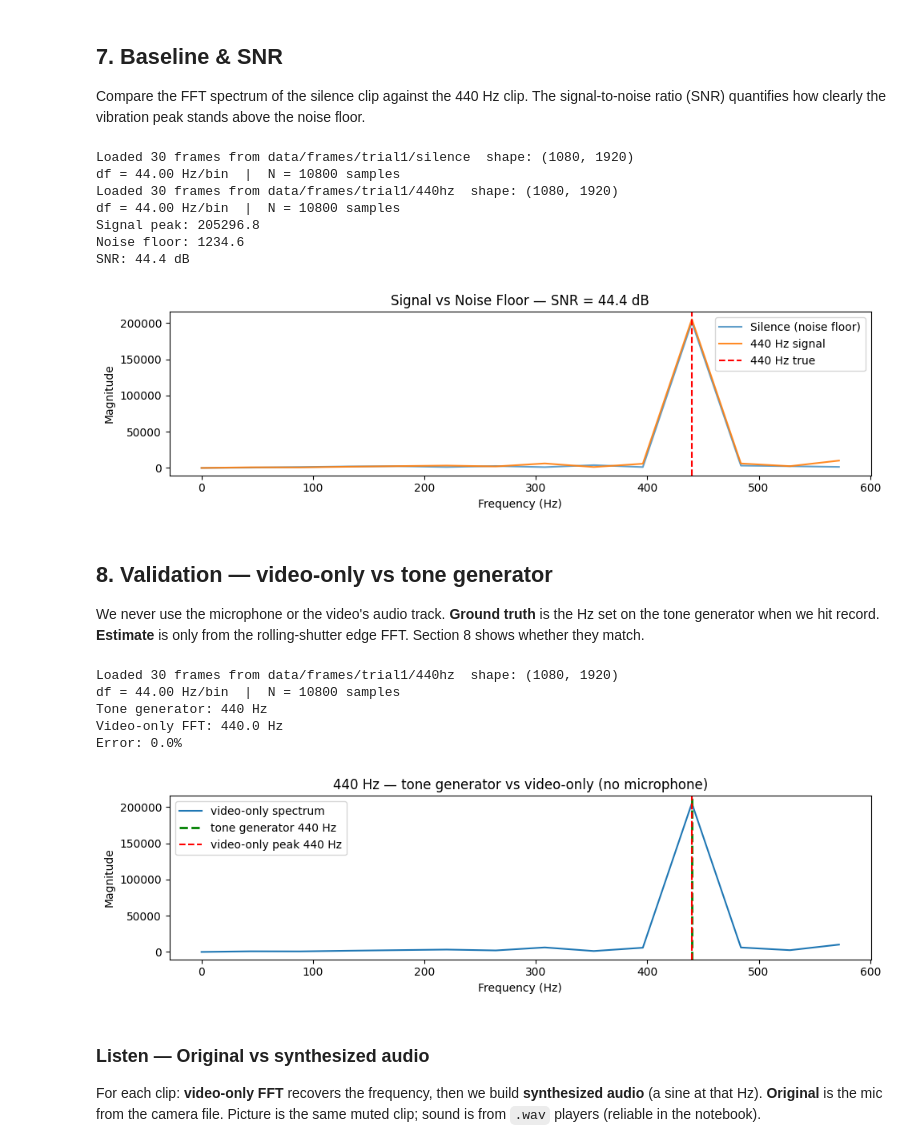
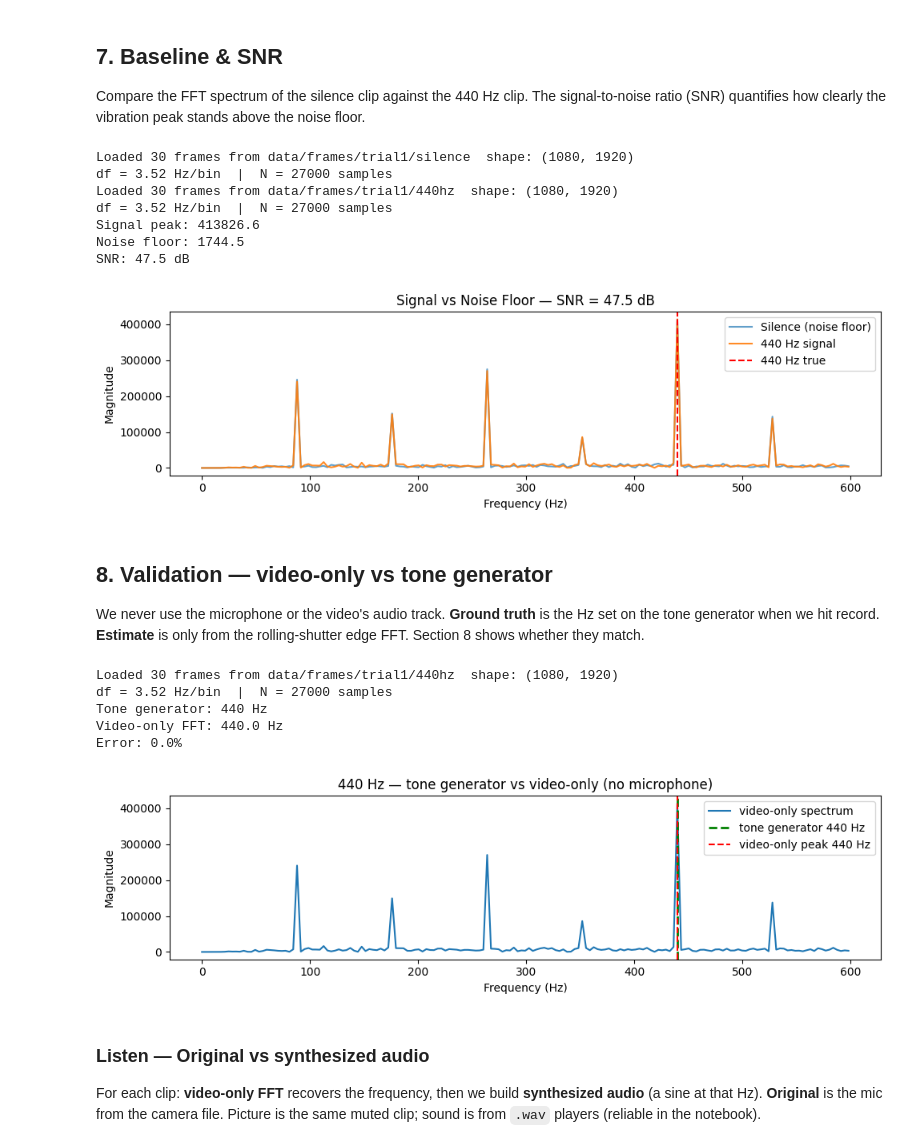
Before and after one commit to EKasuti/rolling-shutter-vibrometry, a Jupyter notebook: final.ipynb, the cells around one changed output. Cells and saved outputs as stored; diff of their text form; code cells hidden in the pictures.

```diff
--- a/final.ipynb
+++ b/final.ipynb
@@ -163,7 +304,11 @@ def analyze_frame(frame, row_readout_rate, col_start=None, col_end=None, medfilt
     return freqs_hz, fft_mag, freqs_hz[peak_idx]
 # %%
 freqs_hz, fft_mag, est_hz = analyze_frame(
-    frames_50[5], ROW_READOUT_RATE, col_start=COL_START, col_end=COL_END)
+    frames_50[5],
+    ROW_READOUT_RATE,
+    col_start=COL_START,
+    col_end=COL_END
+)
 print(f"Estimated: {est_hz:.1f} Hz  |  Ground truth: 50 Hz")
 
 plt.figure(figsize=(10, 3))
@@ -193,6 +338,9 @@ Calibrated rate: 54000 rows/sec
 # %%
 freqs_hz, fft_mag, est_hz_cal = analyze_frame(
-    frames_50[5], ROW_READOUT_RATE_CAL, col_start=COL_START, col_end=COL_END)
+    frames_50[5], ROW_READOUT_RATE_CAL,
+    col_start=COL_START,
+    col_end=COL_END
+)
 print(f"After calibration: {est_hz_cal:.1f} Hz | Ground truth: 50 Hz")
 
 plt.figure(figsize=(10, 3))
@@ -219,7 +367,7 @@ def analyze_multi_frame(frames, row_readout_rate, col_start, col_end, medfilt_k=
     for frame in frames:
         edge = get_edge_positions(frame, col_start, col_end)
         edge = medfilt(edge, kernel_size=medfilt_k)
-        signal_all.extend(edge - np.mean(edge))
+        signal_all.extend(detrend(edge))
     signal_all = np.array(signal_all)
     N = len(signal_all)
     fft_mag = np.abs(rfft(signal_all))
@@ -229,6 +377,10 @@ def analyze_multi_frame(frames, row_readout_rate, col_start, col_end, medfilt_k=
     return freqs_hz, fft_mag, freqs_hz[peak_idx]
 
 freqs_hz, fft_mag, est_hz = analyze_multi_frame(
-    frames_50[2:12], ROW_READOUT_RATE_CAL, COL_START, COL_END)
-print(f"Estimated: {est_hz:.1f} Hz  |  Ground truth: 50 Hz")
+    frames_50[2:12],
+    ROW_READOUT_RATE_CAL,
+    COL_START,
+    COL_END
+)
+print(f"Estimated: {est_hz:.1f} Hz | Ground truth: 50 Hz")
 # %% [output]
@@ -302,12 +508,12 @@ ROW_READOUT_RATE_T1 = FPS_T1 * ROWS # 32,400 rows/sec
 
 frames_440_t1 = load_frames_from_disk("trial1", "440hz")
 freqs_hz, fft_mag, est_440 = analyze_multi_frame(
-    frames_440_t1[2:12],
+    frames_440_t1[2:27],
     ROW_READOUT_RATE_T1,
     COL_START,
     COL_END
 )
-print(f"Raw estimate: {est_440:.1f} Hz  |  Ground truth: 440 Hz")
+print(f"Raw estimate: {est_440:.1f} Hz | Ground truth: 440 Hz")
 
 correction_t1 = 440 / est_440
 ROW_READOUT_RATE_T1_CAL = ROW_READOUT_RATE_T1 * correction_t1
@@ -386,18 +641,18 @@ Compare the FFT spectrum of the silence clip against the 440 Hz clip. The signal
 # %%
 frames_silence = load_frames_from_disk("trial1", "silence")
 freqs_hz, fft_baseline, _ = analyze_multi_frame(
-    frames_silence[2:12], ROW_READOUT_RATE_T1_CAL, COL_START, COL_END)
+    frames_silence[2:27], ROW_READOUT_RATE_T1_CAL, COL_START, COL_END)
 
 frames_440_snr = load_frames_from_disk("trial1", "440hz")
 freqs_hz, fft_440, est_snr = analyze_multi_frame(
-    frames_440_snr[2:12],
+    frames_440_snr[2:27],
     ROW_READOUT_RATE_T1_CAL,
     COL_START,
     COL_END
 )
 
 signal_peak = float(np.max(fft_440))
-noise_floor  = float(np.mean(fft_baseline))
+noise_floor = float(np.mean(fft_baseline))
 snr_db = 20 * np.log10(signal_peak / noise_floor)
 print(f"Signal peak: {signal_peak:.1f}")
 print(f"Noise floor: {noise_floor:.1f}")
@@ -416,13 +671,13 @@ plt.tight_layout()
 plt.show()
 # %% [output]
 Loaded 30 frames from data/frames/trial1/silence  shape: (1080, 1920)
-df = 44.00 Hz/bin  |  N = 10800 samples
+df = 3.52 Hz/bin  |  N = 27000 samples
 Loaded 30 frames from data/frames/trial1/440hz  shape: (1080, 1920)
-df = 44.00 Hz/bin  |  N = 10800 samples
-Signal peak: 205296.8
-Noise floor: 1234.6
-SNR: 44.4 dB
+df = 3.52 Hz/bin  |  N = 27000 samples
+Signal peak: 413826.6
+Noise floor: 1744.5
+SNR: 47.5 dB
-[figure, old version]
+[figure, new version]
 # %% [markdown]
 ## 8. Validation — video-only vs tone generator
 
@@ -430,33 +685,37 @@ We never use the microphone or the video's audio track. **Ground truth** is the
 # %%
 # flagship check: 440 Hz clip (trial1, calibrated)
 TRUE_HZ = 440
 frames_440_val = load_frames_from_disk("trial1", "440hz")
 freqs_hz, fft_mag, est_440_val = analyze_multi_frame(
-    frames_440_val[2:12], ROW_READOUT_RATE_T1_CAL, COL_START, COL_END)
+    frames_440_val[2:27],
+    ROW_READOUT_RATE_T1_CAL,
+    COL_START,
+    COL_END
+)
 err_440 = abs(est_440_val - TRUE_HZ) / TRUE_HZ * 100
 
 print(f"Tone generator: {TRUE_HZ} Hz")
 print(f"Video-only FFT: {est_440_val:.1f} Hz")
 print(f"Error: {err_440:.1f}%")
 
 mask = freqs_hz <= 600
 plt.figure(figsize=(10, 3))
 plt.plot(freqs_hz[mask], fft_mag[mask], label='video-only spectrum')
 plt.axvline(TRUE_HZ, color='g', linestyle='--', linewidth=2, label=f'tone generator {TRUE_HZ} Hz')
 plt.axvline(est_440_val, color='r', linestyle='--', label=f'video-only peak {est_440_val:.0f} Hz')
 plt.xlabel("Frequency (Hz)")
 plt.ylabel("Magnitude")
 plt.title("440 Hz — tone generator vs video-only (no microphone)")
 plt.legend()
 plt.tight_layout()
 plt.show()
 # %% [output]
 Loaded 30 frames from data/frames/trial1/440hz  shape: (1080, 1920)
-df = 44.00 Hz/bin  |  N = 10800 samples
+df = 3.52 Hz/bin  |  N = 27000 samples
 Tone generator: 440 Hz
 Video-only FFT: 440.0 Hz
 Error: 0.0%
-[figure, old version]
+[figure, new version]
 # %% [markdown]
 ### Listen — Original vs synthesized audio
 
```
Also changed, not shown: parts of 26 cells of this notebook, 1 other file.
